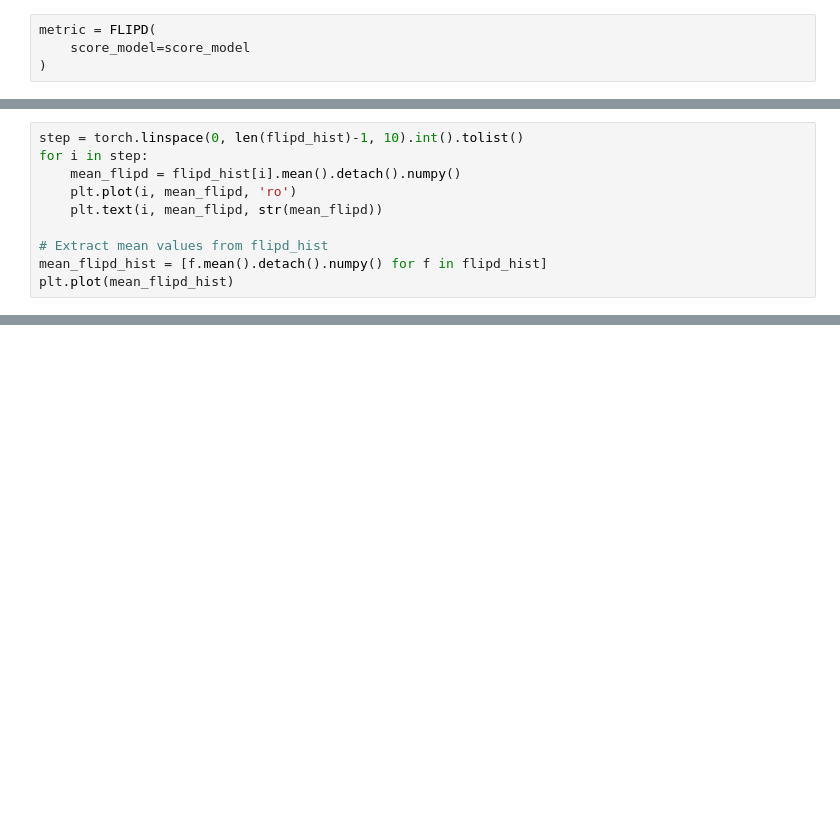
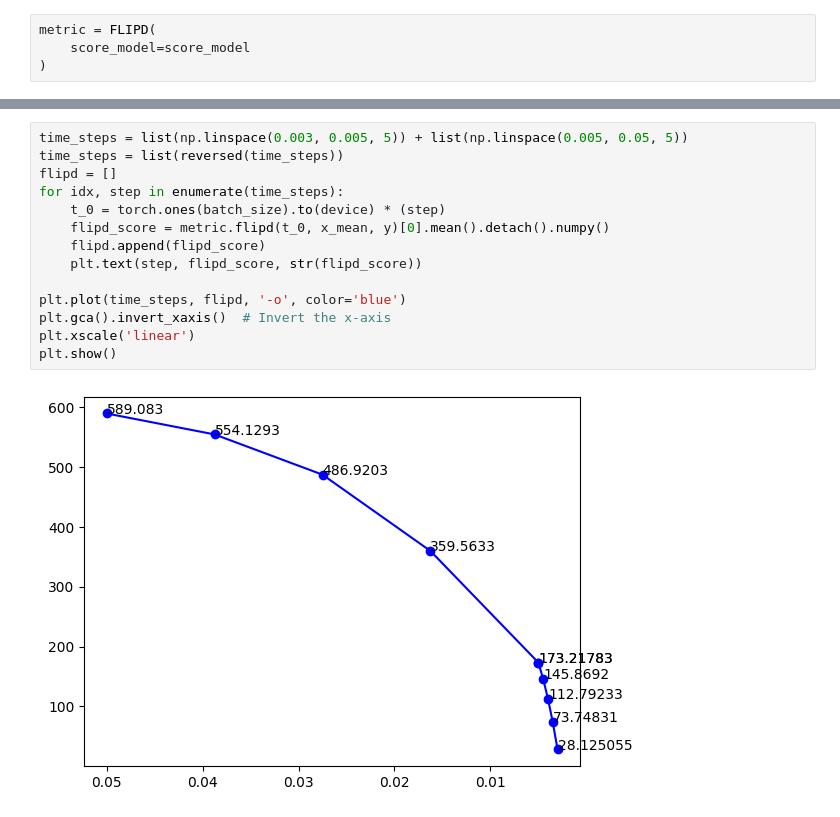
Before and after one commit to LongSei/Memorization-Metrics-in-Generative-Models, a Jupyter notebook: FLIPD/flipd_test.ipynb, the cells around one changed output, grey strips where cells are left out. Drawn from its saved outputs; the diff is of its cells as text; blank space fills up the shorter version.

```diff
--- a/FLIPD/flipd_test.ipynb
+++ b/FLIPD/flipd_test.ipynb
@@ -90,10 +85,0 @@ for step in tqdm(time_steps):
-# %%
-step = torch.linspace(0, len(flipd_hist)-1, 10).int().tolist()
-for i in step:
-    mean_flipd = flipd_hist[i].mean().detach().numpy()
-    plt.plot(i, mean_flipd, 'ro')
-    plt.text(i, mean_flipd, str(mean_flipd))
-
-# Extract mean values from flipd_hist
-mean_flipd_hist = [f.mean().detach().numpy() for f in flipd_hist]
-plt.plot(mean_flipd_hist)
@@ -102,0 +91,16 @@ plt.plot(mean_flipd_hist)
+# %%
+time_steps = list(np.linspace(0.003, 0.005, 5)) + list(np.linspace(0.005, 0.05, 5))
+time_steps = list(reversed(time_steps))
+flipd = []
+for idx, step in enumerate(time_steps):
+    t_0 = torch.ones(batch_size).to(device) * (step)
+    flipd_score = metric.flipd(t_0, x_mean, y)[0].mean().detach().numpy()
+    flipd.append(flipd_score)
+    plt.text(step, flipd_score, str(flipd_score))
+
+plt.plot(time_steps, flipd, '-o', color='blue')
+plt.gca().invert_xaxis()  # Invert the x-axis
+plt.xscale('linear')
+plt.show()
+# %% [output]
+[figure, added]
```
Also changed, not shown: parts of 4 cells of this notebook, 3 other files.
